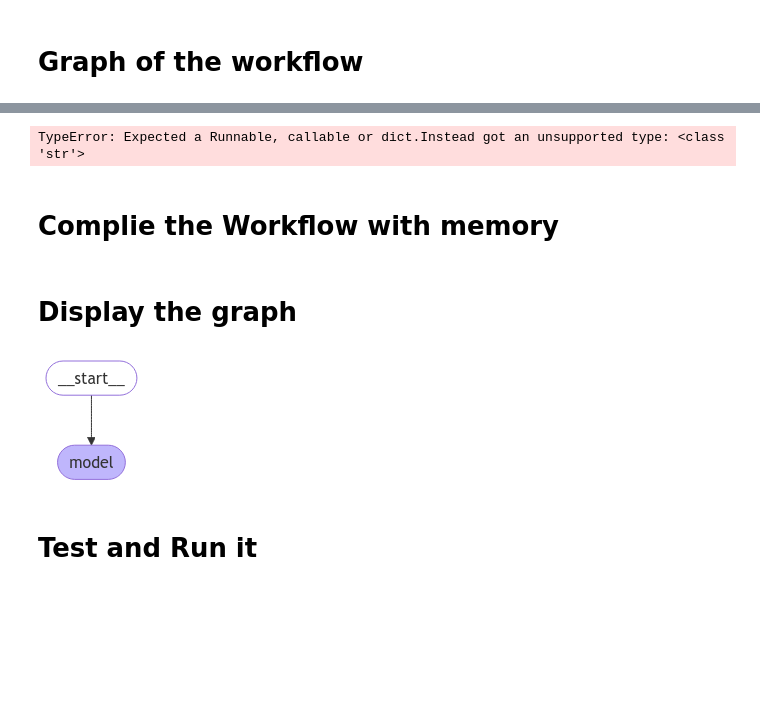
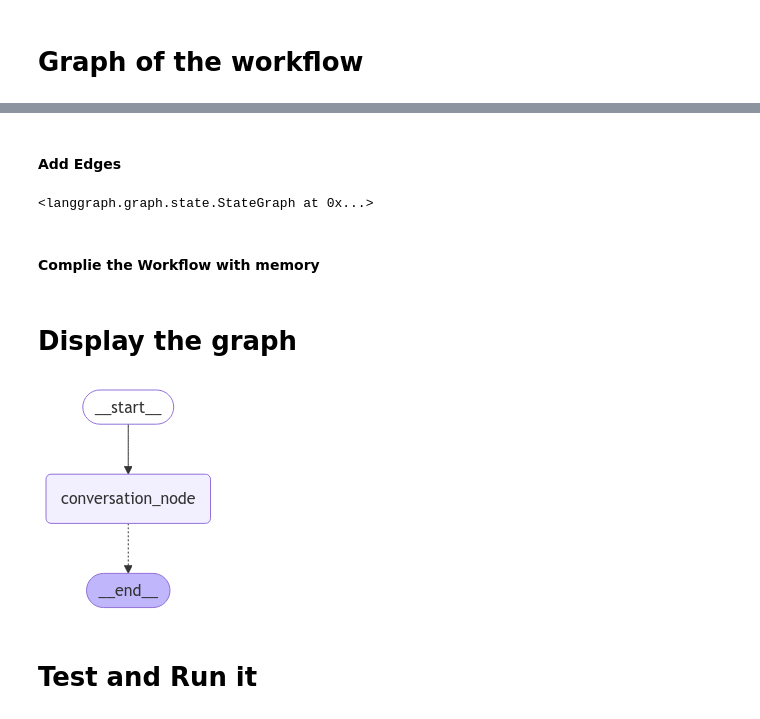
Before and after one commit to Harshal292004/Edgerr, a Jupyter notebook: GraphStates.ipynb, the cells around one changed output, grey strips where cells are left out. Saved outputs shown, nothing was run; the diff lists cells and outputs as text; code cells hidden in the pictures; blank space fills up the shorter version.

Commit message:
added speration for graph creation

```diff
--- a/GraphStates.ipynb
+++ b/GraphStates.ipynb
@@ -88,9 +87,9 @@ def routing_function(state:CoddState):
         if last_message is AIMessage:
             # suppose  last message is a string
             if last_message.content.contains("EXIT"):
-                return True
+                return END
 
-    return False
+    return "conversation_node"
 # %% [markdown]
 # Config Thread
 # %%
@@ -103,24 +112,23 @@ config_234 = {"configurable": {"thread_id": "abc234"}}
+# %% [markdown]
+#### Add Edges
 # %%
-workflow = StateGraph(state_schema=CoddState)
-workflow.add_edge(START, "coversation_node")
-workflow.add_node("conversation_node", conversation_node)
-workflow.add_conditional_edges("conversation_node", routing_function, {True: "next_node", False: "conversation_node"})
-workflow.add_node("next_nodee",END)
+workflow.add_edge(START, "conversation_node")
+workflow.add_conditional_edges("conversation_node", routing_function)
 # %% [output]
-TypeError: Expected a Runnable, callable or dict.Instead got an unsupported type: <class 'str'>
+<langgraph.graph.state.StateGraph at 0x...>
 # %% [markdown]
-# Complie the Workflow with memory
+#### Complie the Workflow with memory
 # %%
 memory = MemorySaver()
-app = workflow.compile(checkpointer=memory)
+graph = workflow.compile(checkpointer=memory)
 # %% [markdown]
 # Display the graph
 # %%
 from IPython.display import Image, display
 
-display(Image(app.get_graph().draw_mermaid_png()))
+display(Image(graph.get_graph().draw_mermaid_png()))
 # %% [output]
-[figure, old version]
+[figure, new version]
 # %% [markdown]
 # Test and Run it
 # %% [markdown]
```
Also changed, not shown: parts of 8 cells of this notebook.
